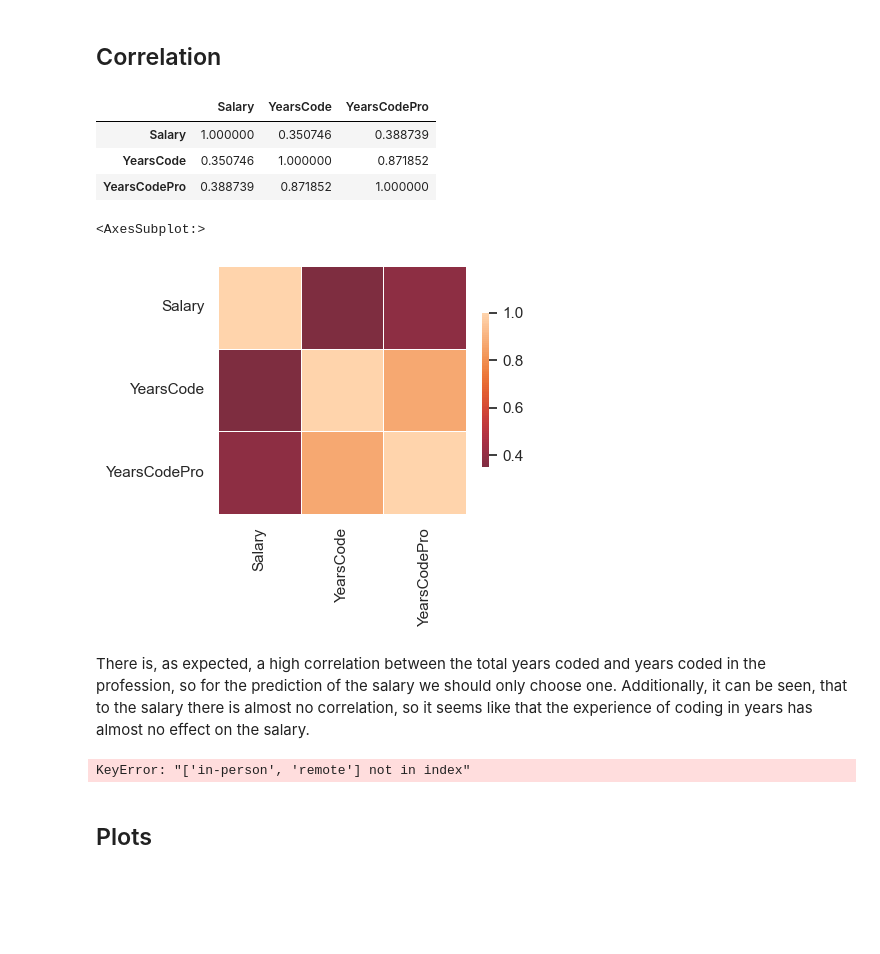
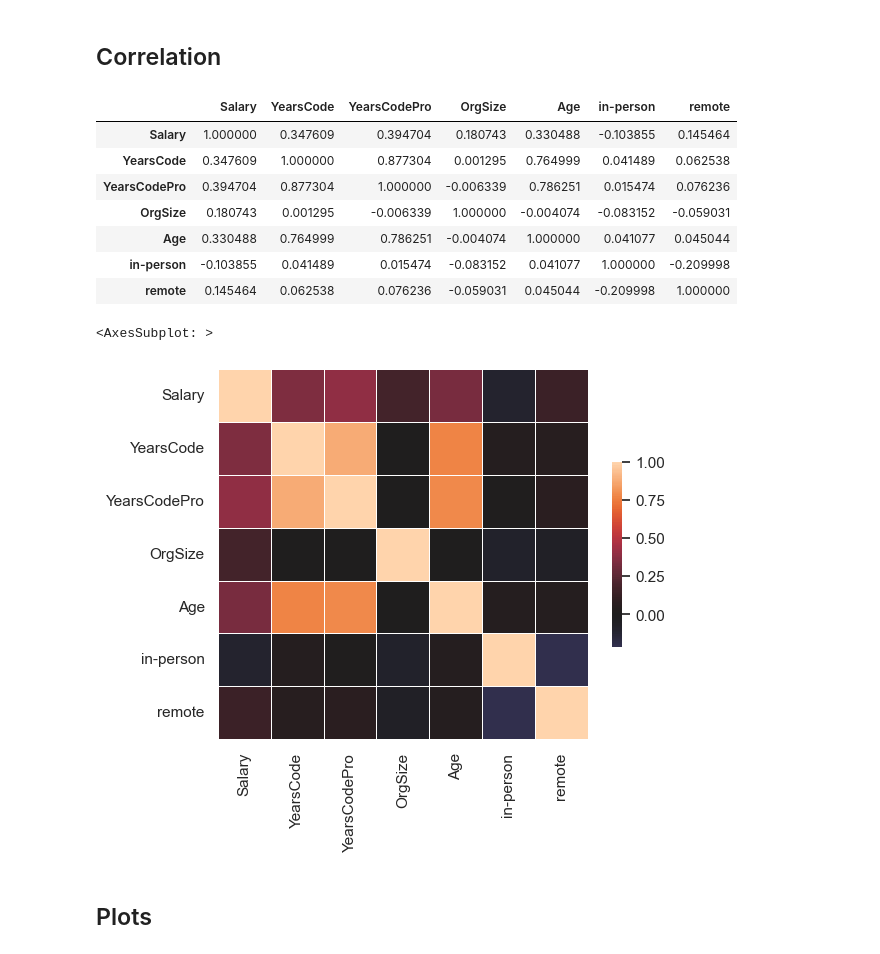
Before and after one commit to LucaF171/DataLiteracyProject, a Jupyter notebook: correlation_and_plots.ipynb, the cells around one changed output. Saved outputs shown, nothing was run; the diff lists cells and outputs as text; code cells hidden in the pictures; blank space fills up the shorter version.

Commit message:
fixed plots + coefficient

```diff
--- a/correlation_and_plots.ipynb
+++ b/correlation_and_plots.ipynb
@@ -20,5 +9,6 @@ from typing import Optional
 # %%
 df_ger = pd.read_csv("data/preprocessed_survey_results.csv")
+df_ger_encoded = pd.read_csv("data/preprocessed_survey_results_encoded.csv")
 # %% [markdown]
 #### Helper Functions
 # %%
@@ -77,27 +43,21 @@ def calc_scores(estimators, x_test, y_test) -> (list, list, list, list, list):
 # %% [markdown]
 ## Correlation
 # %%
-corr = df_ger[['Salary', 'YearsCode', 'YearsCodePro']].corr()
+corr = df_ger_encoded[['Salary', 'YearsCode', 'YearsCodePro', 'OrgSize', 'Age', 'in-person', 'remote']].corr()
+
 display(corr)
-_, heatmap_ax = plt.subplots(figsize=(4, 4))
-sns.heatmap(corr, center=0, square=True, linewidths=.5, cbar_kws={"shrink": .5}, ax=heatmap_ax)
+sns.heatmap(corr, center=0, square=True, linewidths=.5, cbar_kws={"shrink": .5})
 # %% [output]
-|  | Salary | YearsCode | YearsCodePro |
-| Salary | 1.000000 | 0.350746 | 0.388739 |
-| YearsCode | 0.350746 | 1.000000 | 0.871852 |
-| YearsCodePro | 0.388739 | 0.871852 | 1.000000 |
+|  | Salary | YearsCode | YearsCodePro | OrgSize | Age | in-person | remote |
+| Salary | 1.000000 | 0.347609 | 0.394704 | 0.180743 | 0.330488 | -0.103855 | 0.145464 |
+| YearsCode | 0.347609 | 1.000000 | 0.877304 | 0.001295 | 0.764999 | 0.041489 | 0.062538 |
+| YearsCodePro | 0.394704 | 0.877304 | 1.000000 | -0.006339 | 0.786251 | 0.015474 | 0.076236 |
+| OrgSize | 0.180743 | 0.001295 | -0.006339 | 1.000000 | -0.004074 | -0.083152 | -0.059031 |
+| Age | 0.330488 | 0.764999 | 0.786251 | -0.004074 | 1.000000 | 0.041077 | 0.045044 |
+| in-person | -0.103855 | 0.041489 | 0.015474 | -0.083152 | 0.041077 | 1.000000 | -0.209998 |
+| remote | 0.145464 | 0.062538 | 0.076236 | -0.059031 | 0.045044 | -0.209998 | 1.000000 |
-<AxesSubplot:>
+<AxesSubplot: >
-[figure, old version]
+[figure, new version]
-# %% [markdown]
-There is, as expected, a high correlation between the total years coded and years coded in the profession, so for the prediction of the salary we should only choose one. Additionally, it can be seen, that to the salary there is almost no correlation, so it seems like that the experience of coding in years has almost no effect on the salary.
-# %%
-corr = df_ger[['Salary', 'YearsCode', 'OrgSize', 'Age', 'in-person', 'remote']].corr()
-
-display(corr)
-_, heatmap_ax = plt.subplots(figsize=(4, 4))
-sns.heatmap(corr, center=0, square=True, linewidths=.5, cbar_kws={"shrink": .5}, ax=heatmap_ax)
-# %% [output]
-KeyError: "['in-person', 'remote'] not in index"
 # %% [markdown]
 ## Plots
 # %% [markdown]
```
Also changed, not shown: parts of 11 cells of this notebook, 3 other files.
